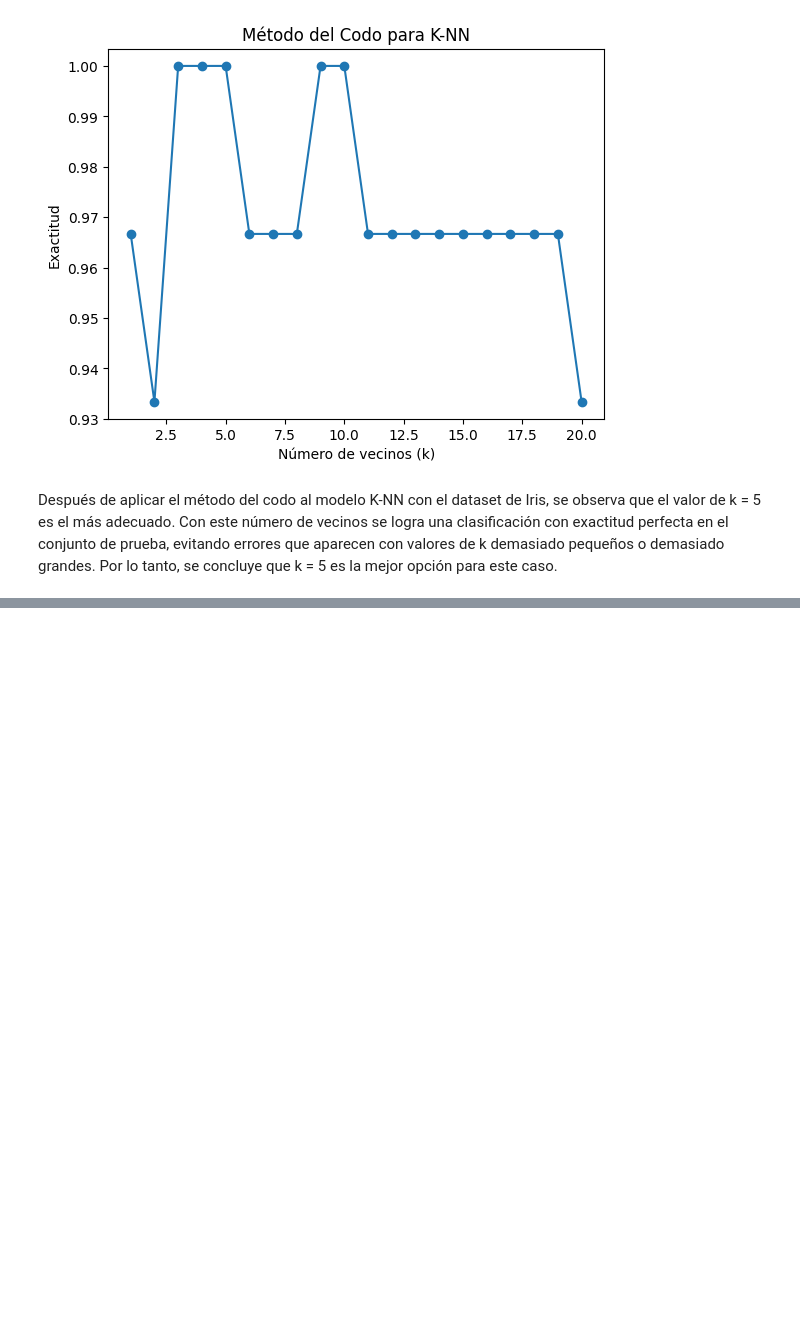
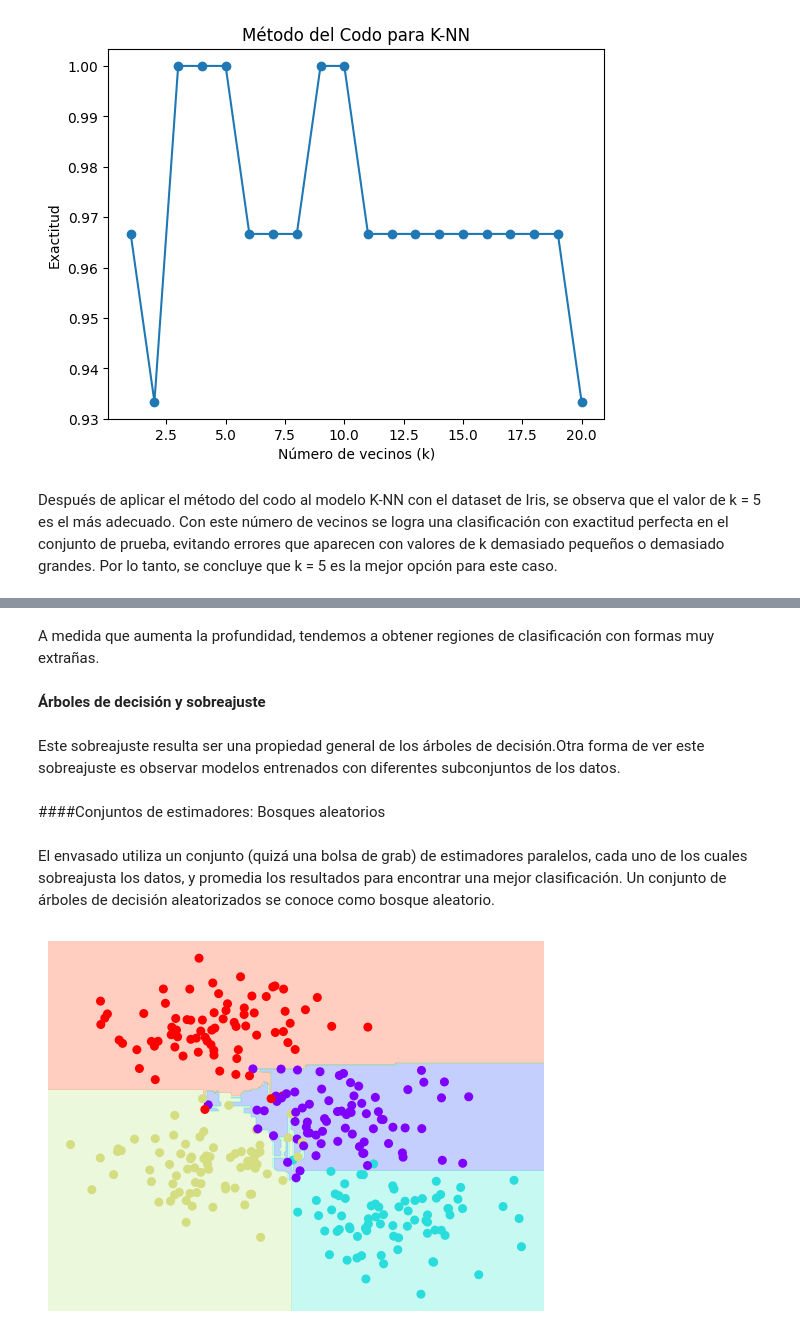
Before and after one commit to m-ony/mineria-de-datos, a Jupyter notebook: Minería_de_Datos.ipynb, the cells around one changed output, grey strips where cells are left out. Drawn from its saved outputs; the diff is of its cells as text; code cells hidden in the pictures; blank space fills up the shorter version.

```diff
--- a/Minería_de_Datos.ipynb
+++ b/Minería_de_Datos.ipynb
@@ -3948,0 +4006,22 @@ Después de aplicar el método del codo al modelo K-NN con el dataset de Iris, s
+# %% [markdown]
+ A medida que aumenta la profundidad, tendemos a obtener regiones de clasificación con formas muy extrañas.
+# %% [markdown]
+**Árboles de decisión y sobreajuste**
+# %% [markdown]
+Este sobreajuste resulta ser una propiedad general de los árboles de decisión.Otra forma de ver este sobreajuste es observar modelos entrenados con diferentes subconjuntos de los datos.
+# %% [markdown]
+####Conjuntos de estimadores: Bosques aleatorios
+# %% [markdown]
+El envasado utiliza un conjunto (quizá una bolsa de grab) de estimadores paralelos, cada uno de los cuales sobreajusta los datos, y promedia los resultados para encontrar una mejor clasificación. Un conjunto de árboles de decisión aleatorizados se conoce como bosque aleatorio.
+# %%
+from sklearn.tree import DecisionTreeClassifier
+from sklearn.ensemble import BaggingClassifier
+
+tree = DecisionTreeClassifier()
+bag = BaggingClassifier(tree, n_estimators=100, max_samples=0.8,
+                        random_state=1)
+
+bag.fit(X, y)
+visualize_classifier(bag, X, y)
+# %% [output]
+[figure, added]
```
Also changed, not shown: parts of 26 cells of this notebook.
